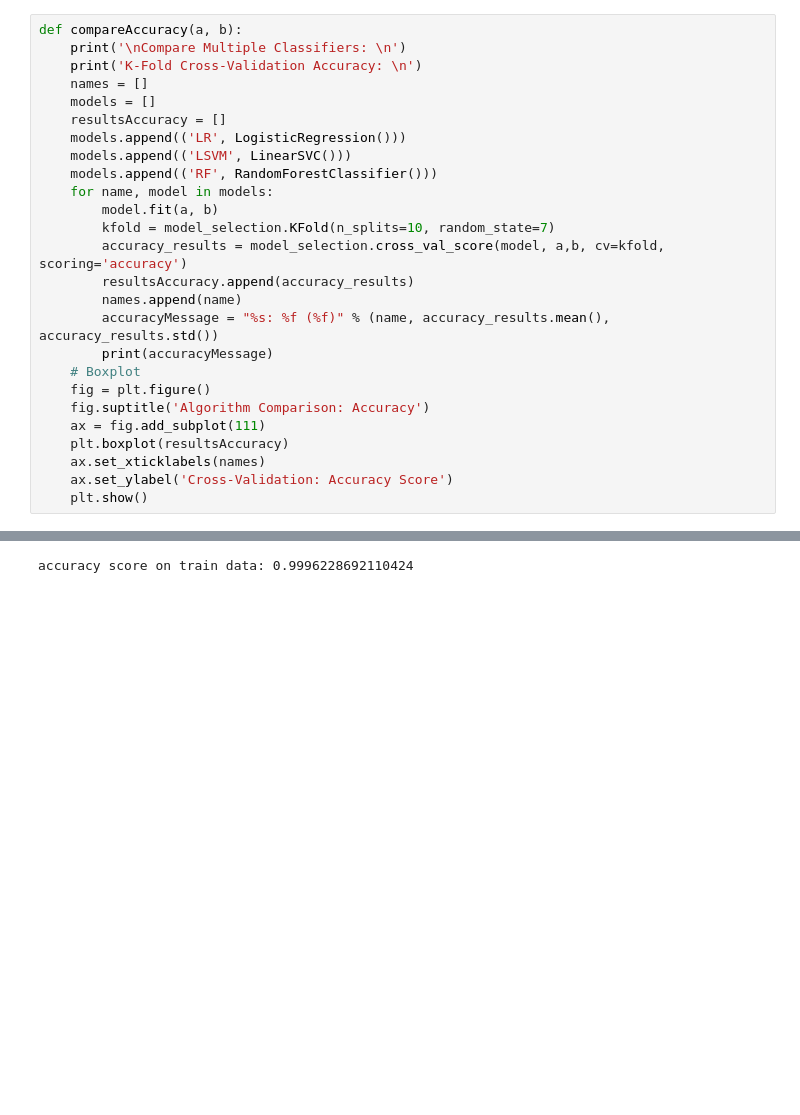
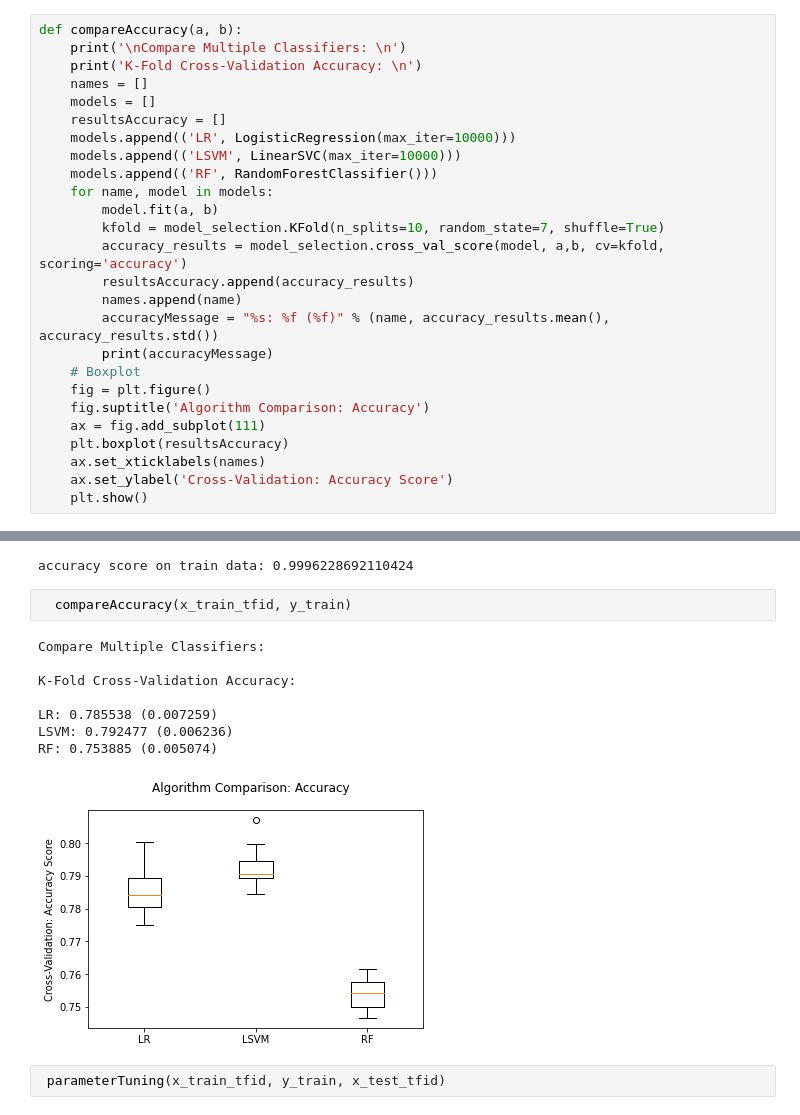
Before and after one commit to nisaodabas/CNG562-Project, a Jupyter notebook: CNG562_Project.ipynb, the cells around one changed output, grey strips where cells are left out. Drawn from its saved outputs; the diff is of its cells as text; blank space fills up the shorter version.

```diff
--- a/CNG562_Project.ipynb
+++ b/CNG562_Project.ipynb
@@ -42,12 +46,12 @@ def compareAccuracy(a, b):
     names = []
     models = []
     resultsAccuracy = []
-    models.append(('LR', LogisticRegression()))
-    models.append(('LSVM', LinearSVC()))
+    models.append(('LR', LogisticRegression(max_iter=10000)))
+    models.append(('LSVM', LinearSVC(max_iter=10000)))
     models.append(('RF', RandomForestClassifier()))
     for name, model in models:
         model.fit(a, b)
-        kfold = model_selection.KFold(n_splits=10, random_state=7)
+        kfold = model_selection.KFold(n_splits=10, random_state=7, shuffle=True)
         accuracy_results = model_selection.cross_val_score(model, a,b, cv=kfold, scoring='accuracy')
         resultsAccuracy.append(accuracy_results)
         names.append(name)
@@ -249,3 +298,16 @@ baseModelComparision(x_train_hash, y_train, x_test_hash)
 test(x_train_tfid, y_train, x_test_tfid)
 # %% [output]
 accuracy score on train data: 0.9996228692110424
+# %%
+  compareAccuracy(x_train_tfid, y_train)
+# %% [output]
+Compare Multiple Classifiers:
+
+K-Fold Cross-Validation Accuracy:
+
+LR: 0.785538 (0.007259)
+LSVM: 0.792477 (0.006236)
+RF: 0.753885 (0.005074)
+[figure, added]
+# %%
+ parameterTuning(x_train_tfid, y_train, x_test_tfid)
```
Also changed, not shown: parts of 3 cells of this notebook.
